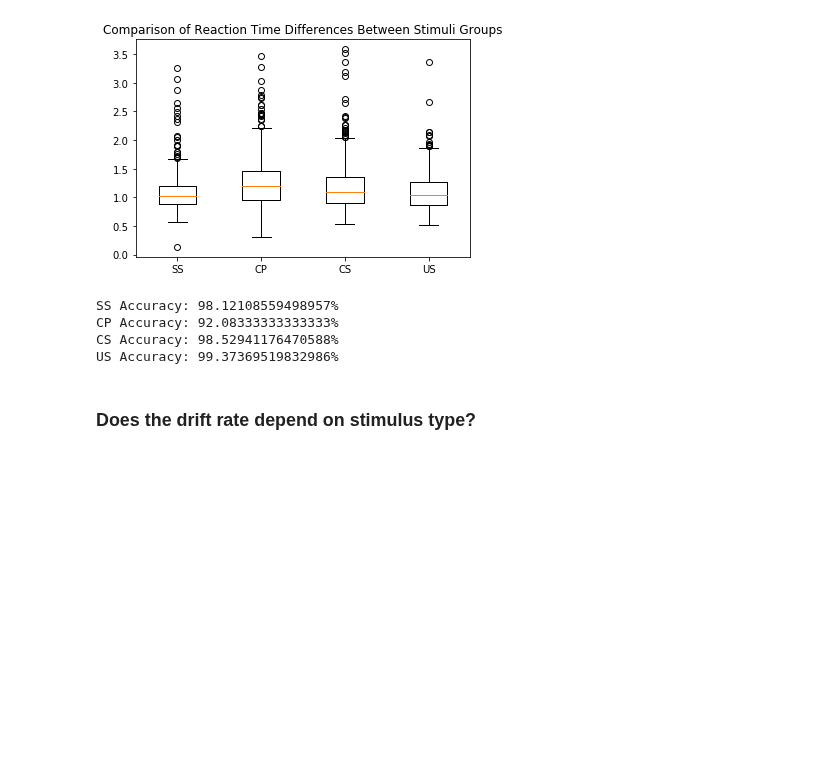
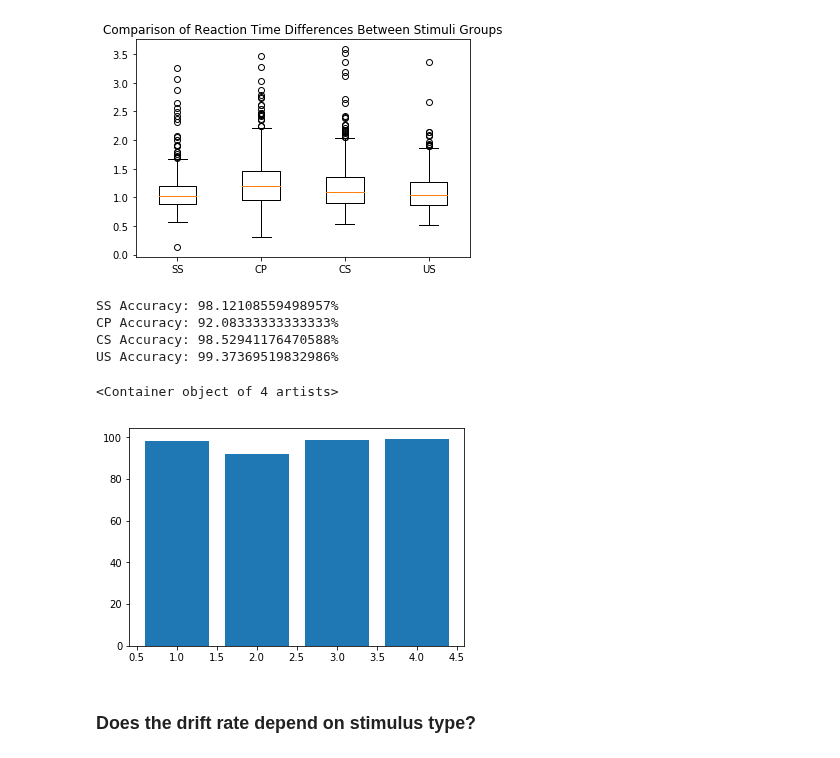
Before and after one commit to CPernet/LanguageDecision, a Jupyter notebook: language_decision/analysis_pilot.ipynb, the cells around one changed output. Cells and saved outputs as stored; diff of their text form; code cells hidden in the pictures; blank space fills up the shorter version.

```diff
--- a/language_decision/analysis_pilot.ipynb
+++ b/language_decision/analysis_pilot.ipynb
@@ -50,6 +50,12 @@ SS Accuracy: 98.12108559498957%
 CP Accuracy: 92.08333333333333%
 CS Accuracy: 98.52941176470588%
 US Accuracy: 99.37369519832986%
+# %%
+plt.bar([1,2,3,4],
+        [ss_accuracy, cp_accuracy, cs_accuracy, us_accuracy])
+# %% [output]
+<Container object of 4 artists>
+[figure, added]
 # %% [markdown]
 ### Does the drift rate depend on stimulus type?
 # %%
```
Also changed, not shown: parts of 7 cells of this notebook.
